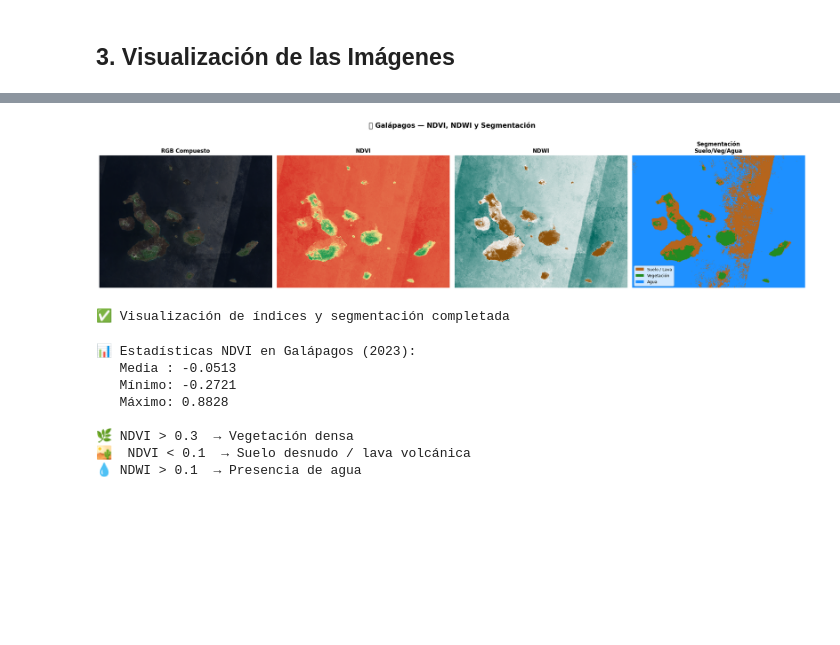
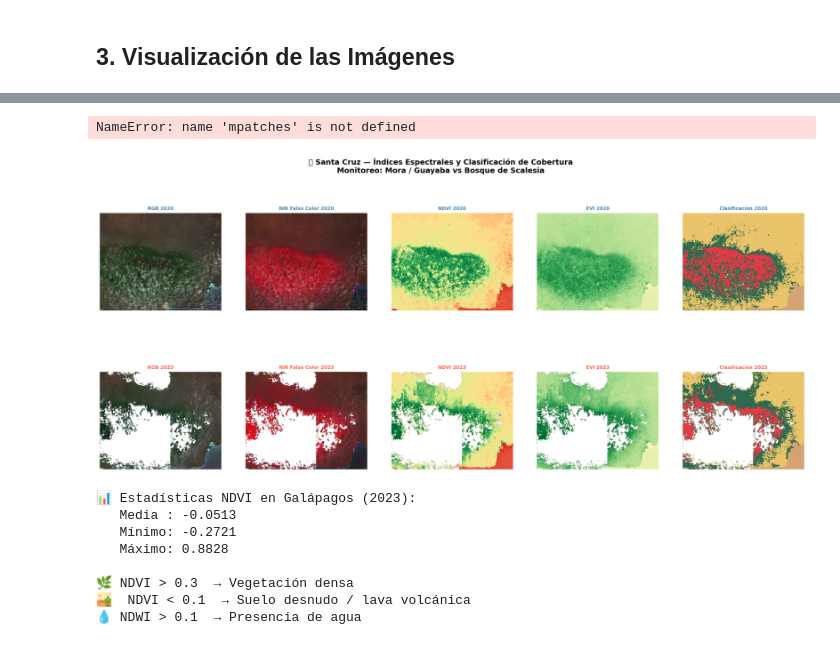
Before and after one commit to BrDenky/mid_vision, a Jupyter notebook: mid.ipynb, the cells around one changed output, grey strips where cells are left out. Drawn from its saved outputs; the diff is of its cells as text; code cells hidden in the pictures; blank space fills up the shorter version.

```diff
--- a/mid.ipynb
+++ b/mid.ipynb
@@ -177,49 +214,58 @@ print('✅ Segmentación aplicada: Agua / Vegetación / Suelo')
 # %%
-# ── Visualizar NDVI, NDWI y Clasificación ─────────────────────────────────────
-import requests
-from PIL import Image
-from io import BytesIO
+# ── Visualizar índices y clasificación ───────────────────────────────────────
+vis_ndvi  = {'min': -0.1, 'max': 0.9,
+             'palette': ['#d73027','#fc8d59','#fee08b','#d9ef8b','#1a9850','#006837']}
+vis_evi   = {'min': -0.1, 'max': 0.8,
+             'palette': ['#fff7bc','#addd8e','#31a354','#006837']}
+vis_clas  = {'min': 0, 'max': 3,
+             'palette': ['#d4a373','#e9c46a','#2d6a4f','#e63946']}  # suelo/pastizal/scalesia/invasoras
+vis_avance = {'min': 0, 'max': 1, 'palette': ['#f0f0f0','#e63946']}
 
-fig, axes = plt.subplots(1, 4, figsize=(22, 6))
-fig.suptitle('🌿 Galápagos — NDVI, NDWI y Segmentación', fontsize=15, fontweight='bold')
+fig, axes = plt.subplots(2, 5, figsize=(24, 10))
+fig.suptitle('🌿 Santa Cruz — Índices Espectrales y Clasificación de Cobertura\n'
+             'Monitoreo: Mora / Guayaba vs Bosque de Scalesia',
+             fontsize=14, fontweight='bold')
 
-imagenes = [
-    (composite, {'min': 0, 'max': 3000, 'bands': ['B4', 'B3', 'B2']}, 'RGB Compuesto'),
-    (ndvi,      {'min': -0.2, 'max': 0.8, 'palette': ['#d73027','#fee08b','#1a9850']}, 'NDVI'),
-    (ndwi,      {'min': -0.5, 'max': 0.5, 'palette': ['#8c510a','#f5f5f5','#01665e']}, 'NDWI'),
-    (clasificacion, {'min': 0, 'max': 2, 'palette': ['#b5651d','#228B22','#1E90FF']}, 'Segmentación\nSuelo/Veg/Agua'),
+celdas = [
+    # Fila 1: período 2020
+    (comp_2020,    vis_rgb,   'RGB 2020'),
+    (comp_2020,    vis_nir,   'NIR Falso Color 2020'),
+    (ndvi_2020,    vis_ndvi,  'NDVI 2020'),
+    (evi_2020,     vis_evi,   'EVI 2020'),
+    (clases_2020,  vis_clas,  'Clasificación 2020'),
+    # Fila 2: período 2023
+    (comp_2023,    vis_rgb,   'RGB 2023'),
+    (comp_2023,    vis_nir,   'NIR Falso Color 2023'),
+    (ndvi_2023,    vis_ndvi,  'NDVI 2023'),
+    (evi_2023,     vis_evi,   'EVI 2023'),
+    (clases_2023,  vis_clas,  'Clasificación 2023'),
 ]
 
-for ax, (img_ee, vis, titulo) in zip(axes, imagenes):
-    url = img_ee.getThumbURL({
-        **vis,
-        'region': galapagos,
-        'dimensions': 512,
-        'format': 'png'
-    })
-    resp = requests.get(url)
-    img_pil = Image.open(BytesIO(resp.content))
-    ax.imshow(img_pil)
-    ax.set_title(titulo, fontsize=12, fontweight='bold')
+for idx, (img_ee, vis, titulo) in enumerate(celdas):
+    ax = axes[idx // 5][idx % 5]
+    thumb = get_thumb(img_ee, vis)
+    ax.imshow(thumb)
+    color = 'steelblue' if idx < 5 else 'tomato'
+    ax.set_title(titulo, fontsize=9, fontweight='bold', color=color)
     ax.axis('off')
 
-# Leyenda para clasificación
-from matplotlib.patches import Patch
-legend_elements = [
-    Patch(facecolor='#b5651d', label='Suelo / Lava'),
-    Patch(facecolor='#228B22', label='Vegetación'),
-    Patch(facecolor='#1E90FF', label='Agua'),
+# Leyenda clasificación
+leyenda = [
+    mpatches.Patch(color='#d4a373', label='Suelo / Agua'),
+    mpatches.Patch(color='#e9c46a', label='Pastizal / Degradado'),
+    mpatches.Patch(color='#2d6a4f', label='Bosque Scalesia (nativo)'),
+    mpatches.Patch(color='#e63946', label='Invasoras densas (Mora/Guayaba)'),
 ]
-axes[3].legend(handles=legend_elements, loc='lower left', fontsize=9,
-               framealpha=0.8, fancybox=True)
+fig.legend(handles=leyenda, loc='lower center', ncol=4,
+           fontsize=10, framealpha=0.9, bbox_to_anchor=(0.5, 0.0))
 
-plt.tight_layout()
-plt.savefig('galapagos_ndvi_segmentacion.png', dpi=150, bbox_inches='tight')
+plt.tight_layout(rect=[0, 0.06, 1, 1])
+plt.savefig('galapagos_clasificacion_cobertura.png', dpi=150, bbox_inches='tight')
 plt.show()
-print('✅ Visualización de índices y segmentación completada')
+print('✅ Visualización completa: índices + clasificación 2020 vs 2023')
 # %% [output]
+NameError: name 'mpatches' is not defined
-[figure, old version]
+[figure, new version]
-✅ Visualización de índices y segmentación completada
 # %%
 # ── Estadísticas de cobertura ─────────────────────────────────────────────────
 stats_ndvi = ndvi.reduceRegion(
```
Also changed, not shown: parts of 5 cells of this notebook, 2 other files.
